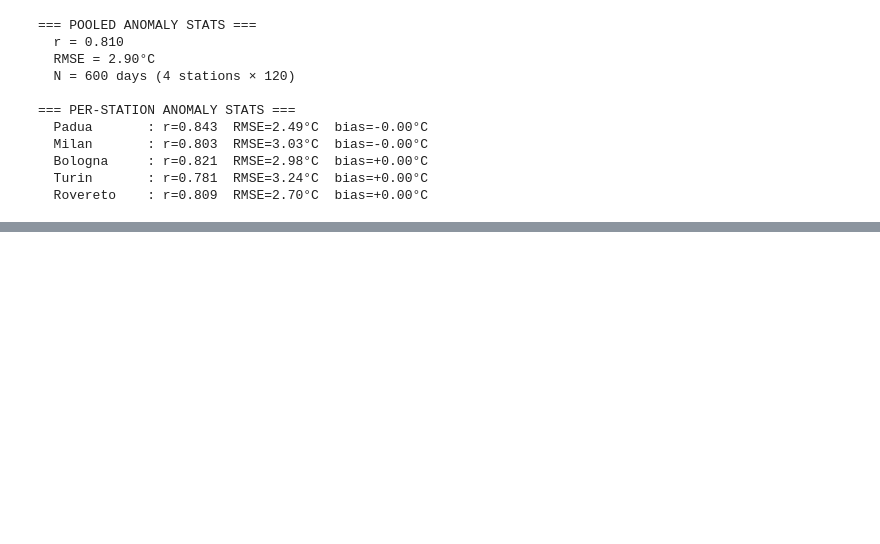
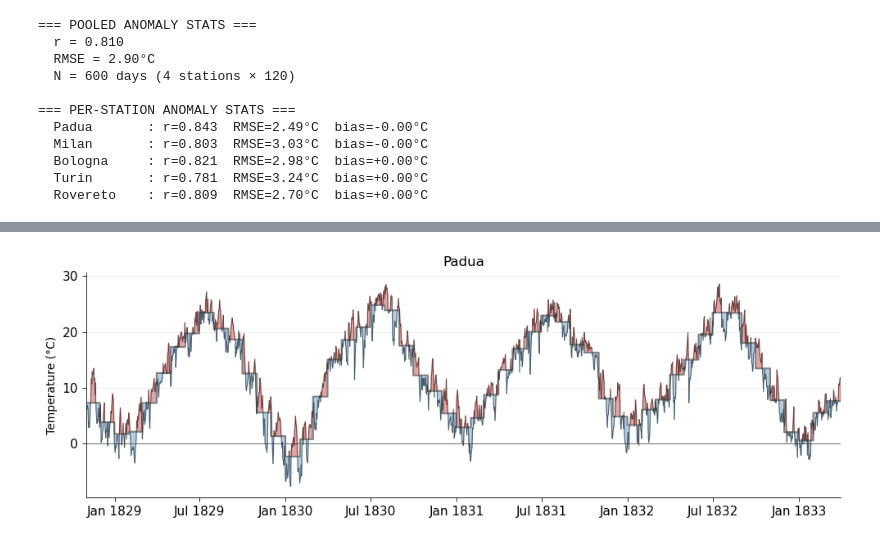
Before and after one commit to carlotatrx/dataprep, a Jupyter notebook: winter-1829-1830.ipynb, the cells around one changed output, grey strips where cells are left out. Saved outputs shown, nothing was run; the diff lists cells and outputs as text; code cells hidden in the pictures; blank space fills up the shorter version.

```diff
--- a/winter-1829-1830.ipynb
+++ b/winter-1829-1830.ipynb
@@ -408,0 +536,37 @@ for name, s in stations.items():
+# %%
+fig, ax = plt.subplots(figsize=(10, 3.5))
+
+# Assign each day its monthly mean
+w = w.copy()
+w['monthly_mean'] = w['date'].dt.to_period('M').map(
+    monthly.set_index(monthly['first_day'].dt.to_period('M'))['mean_val']
+)
+
+# Shade the gap
+ax.fill_between(w['date'], w['monthly_mean'], w['Value'],
+                where=(w['Value'] >= w['monthly_mean']),
+                color='firebrick', alpha=0.4, label='Warmer than monthly mean')
+ax.fill_between(w['date'], w['monthly_mean'], w['Value'],
+                where=(w['Value'] < w['monthly_mean']),
+                color='steelblue', alpha=0.4, label='Colder than monthly mean')
+
+# Monthly step + daily line
+ax.plot(w['date'], w['monthly_mean'], color='grey', linewidth=1.5,
+        drawstyle='steps-mid', label='Monthly mean')
+ax.plot(w['date'], w['Value'], color='k', linewidth=0.7, alpha=0.5, label='Daily')
+
+ax.axhline(0, color='k', linewidth=0.5, zorder=0)
+ax.set_ylabel('Temperature (°C)')
+ax.set_xlim(w['date'].min(), w['date'].max())
+ax.set_ylim(w['Value'].min() - 2, w['Value'].max() + 2)
+ax.xaxis.set_major_formatter(mdates.DateFormatter('%b %Y'))
+ax.spines['top'].set_visible(False)
+ax.spines['right'].set_visible(False)
+ax.grid(axis='y', alpha=0.3, linewidth=0.5)
+ax.set_axisbelow(True)  # grid behind the bars
+ax.set_title('Padua')
+plt.tight_layout()
+plt.savefig('image/winter_1829_daily_vs_monthly_4.pdf')
+plt.savefig('image/winter_1829_daily_vs_monthly_4.svg')
+# %% [output]
+[figure, added]
```
Also changed, not shown: parts of 10 cells of this notebook, 39 other files.
